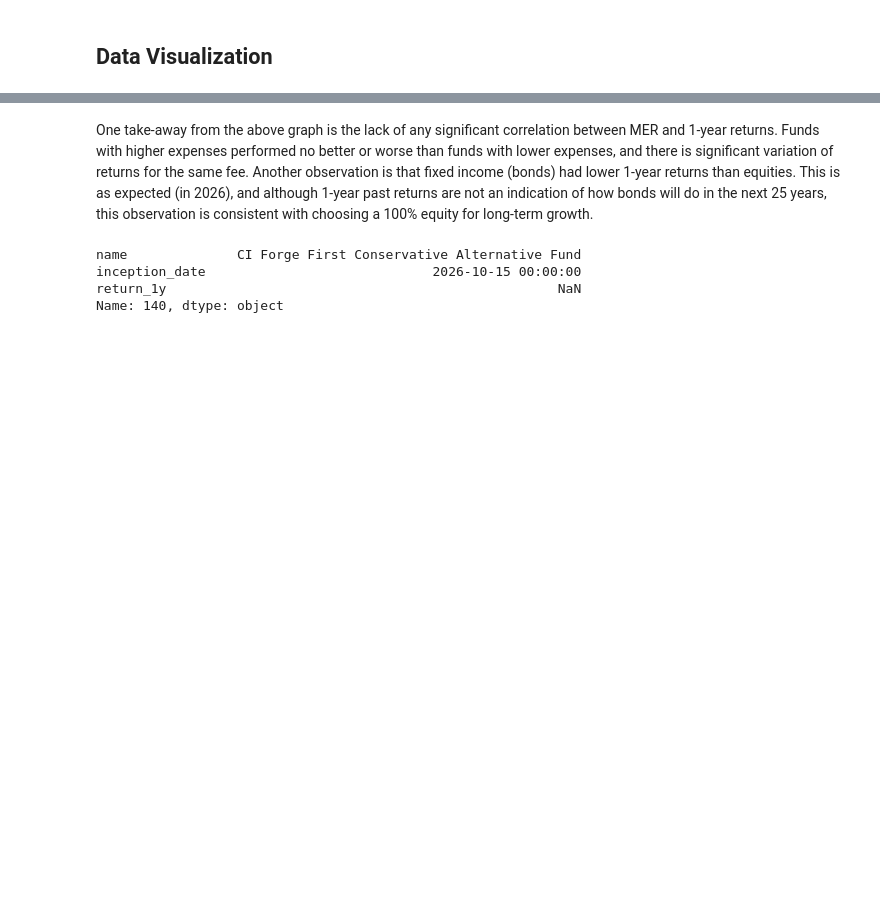
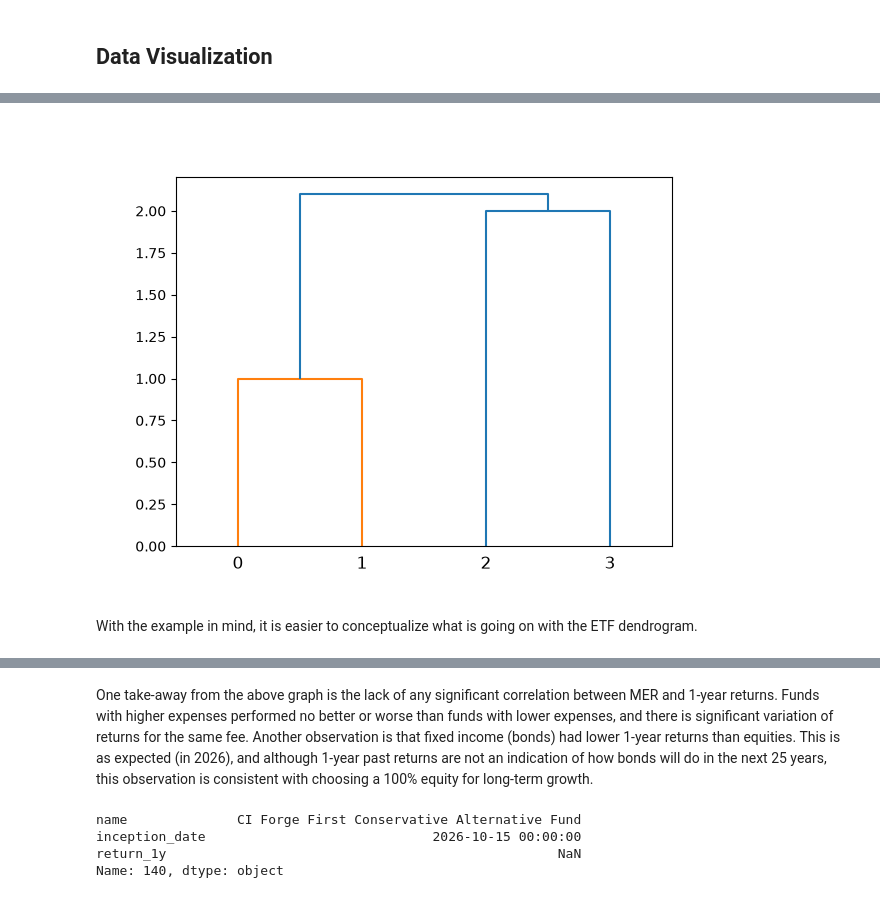
Before and after one commit to apetre/show-your-work, a Jupyter notebook: Choosing_an_ETF.ipynb, the cells around one changed output, grey strips where cells are left out. Cells and saved outputs as stored; diff of their text form; code cells hidden in the pictures; blank space fills up the shorter version.

```diff
--- a/Choosing_an_ETF.ipynb
+++ b/Choosing_an_ETF.ipynb
@@ -338,0 +674,14 @@ Now that we have summary, country and sector information for most of the ETFs on
+# %%
+plt.close('all')
+# The four leaf nodes are numbered 0-3. Non-leaf (higher) nodes are labelled 4-6.
+children_example = [[0,1], # children row 0=4-4 lists the (leaf) nodes which join at node 4
+                    [2,3], # children row 1=5-4 lists the (leaf) nodes which join at node 5
+                    [4,5]] # children row 2=6-4 lists the nodes which join at node 6
+distances_example = [1,2,2.1] # The distances determine how "long" each branch of the dendrogram is. They do not determine clustering.
+counts_example = [2,2,4] # The counts array is redundant?
+plt.figure()
+scipyhier.dendrogram(np.column_stack([children_example, distances_example, counts_example]).astype(float));
+# %% [output]
+[figure, added]
+# %% [markdown]
+With the example in mind, it is easier to conceptualize what is going on with the ETF dendrogram.
```
Also changed, not shown: parts of 50 cells of this notebook.
